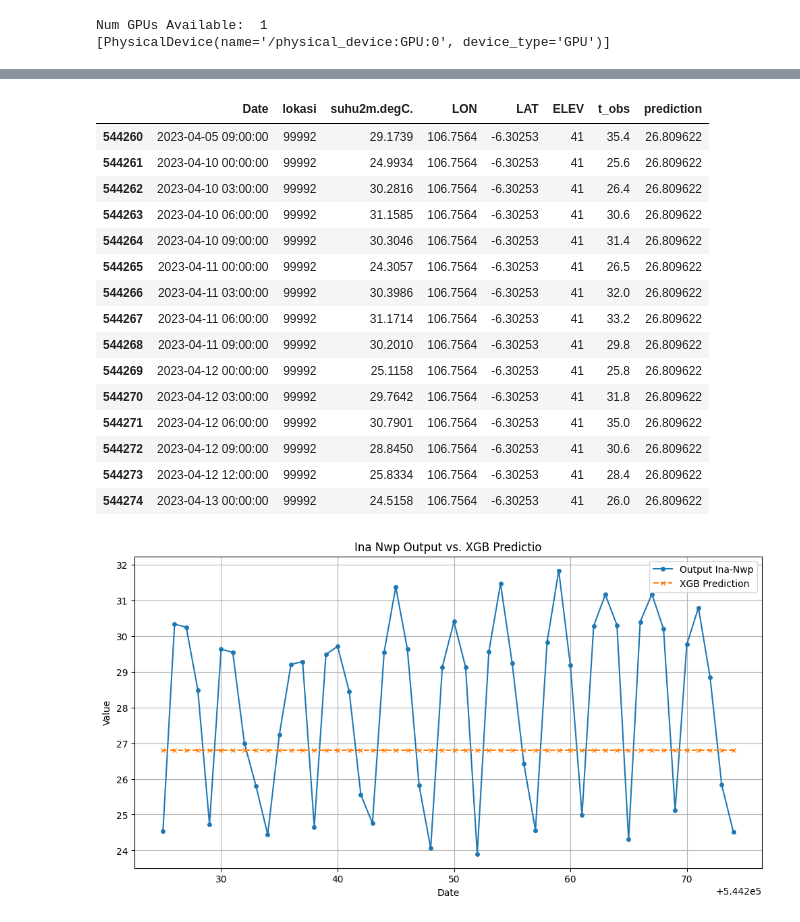
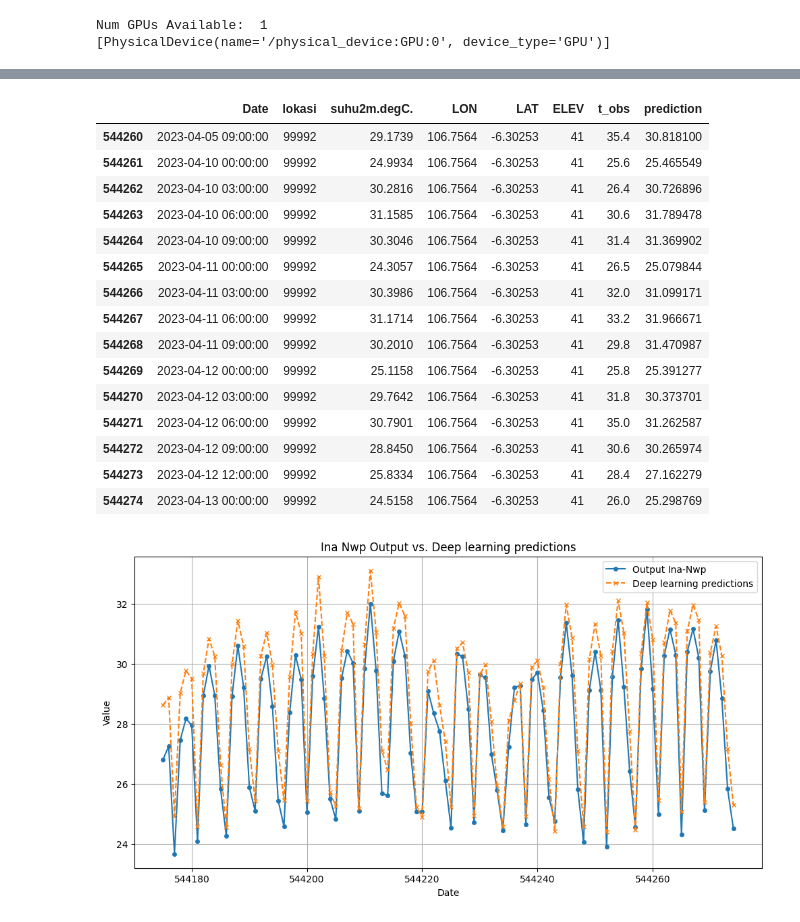
Before and after one commit to harmonicnauts/Modelling-MONAS, a Jupyter notebook: Modelling/Temp_deeplearning.ipynb, the cells around one changed output, grey strips where cells are left out. Drawn from its saved outputs; the diff is of its cells as text; code cells hidden in the pictures.

Commit message:
testing deep learning

```diff
--- a/Modelling/Temp_deeplearning.ipynb
+++ b/Modelling/Temp_deeplearning.ipynb
@@ -32,3 +33,7 @@ features =  dataframe.drop(columns=columns_to_drop)
 target = dataframe['t_obs']
 
 X_train, X_test, y_train, y_test = train_test_split(features, target, test_size=0.2, random_state=42, shuffle=False)
+
+scaler = StandardScaler()
+X_train_scaled = scaler.fit_transform(X_train)
+X_test_scaled = scaler.transform(X_test)
@@ -35,22 +53,19 @@ X_train, X_test, y_train, y_test = train_test_split(features, target, test_size=
 # %%
-X_train_reshaped = X_train.values.reshape(X_train.shape[0], 1, X_train.shape[1])
-X_test_reshaped = X_test.values.reshape(X_test.shape[0], 1, X_test.shape[1])
-
-
-tf.random.set_seed(42)  #first we set random seed
 # Build the LSTM model
 model = tf.keras.Sequential()
-model.add(tf.keras.layers.LSTM(50, input_shape=(1, len(X_train.columns)), return_sequences=True))
-model.add(tf.keras.layers.Dropout(0.2))
-model.add(tf.keras.layers.LSTM(50, return_sequences=True))
-model.add(tf.keras.layers.Dropout(0.2))
-model.add(tf.keras.layers.LSTM(50))
-model.add(tf.keras.layers.Dropout(0.2))
-model.add(tf.keras.layers.Dense(1))
+model.add(tf.keras.layers.Dense(64, input_shape=(len(X_train.columns), )))
+model.add(tf.keras.layers.BatchNormalization())
+model.add(tf.keras.layers.Activation('relu'))
+
+model.add(tf.keras.layers.Dense(32))
+model.add(tf.keras.layers.BatchNormalization())
+model.add(tf.keras.layers.Activation('relu'))
+
+model.add(tf.keras.layers.Dense(1, activation='linear'))
 # %%
-model.compile(loss = tf.keras.losses.mae, #mae stands for mean absolute error
-              optimizer = tf.keras.optimizers.Adam(), #stochastic GD
-              metrics = ['mae'])
+model.compile(loss = tf.keras.losses.MeanAbsoluteError(), #mae stands for mean absolute error
+              optimizer = tf.keras.optimizers.Adam(), # Adam
+              metrics=[tf.keras.metrics.MeanAbsoluteError()])
 
-model.fit( X_train_reshaped, y_train, epochs = 10)
+model.fit( X_train_scaled, y_train, epochs = 50)
 # %% [output]
@@ -78,7 +90,7 @@ Epoch 10/10
 # %%
 from sklearn.metrics import mean_squared_error, mean_absolute_error, r2_score
 
-test_predictions = model.predict(X_test_reshaped)
+test_predictions = model.predict(X_test_scaled)
 
 # Evaluate the model on the test set
 mse = mean_squared_error(y_test, test_predictions)
@@ -115,35 +127,35 @@ combined = combined.dropna()
 combined.tail(15)
 # %% [output]
 |  | Date | lokasi | suhu2m.degC. | LON | LAT | ELEV | t_obs | prediction |
-| 544260 | 2023-04-05 09:00:00 | 99992 | 29.1739 | 106.7564 | -6.30253 | 41 | 35.4 | 26.809622 |
-| 544261 | 2023-04-10 00:00:00 | 99992 | 24.9934 | 106.7564 | -6.30253 | 41 | 25.6 | 26.809622 |
-| 544262 | 2023-04-10 03:00:00 | 99992 | 30.2816 | 106.7564 | -6.30253 | 41 | 26.4 | 26.809622 |
-| 544263 | 2023-04-10 06:00:00 | 99992 | 31.1585 | 106.7564 | -6.30253 | 41 | 30.6 | 26.809622 |
-| 544264 | 2023-04-10 09:00:00 | 99992 | 30.3046 | 106.7564 | -6.30253 | 41 | 31.4 | 26.809622 |
-| 544265 | 2023-04-11 00:00:00 | 99992 | 24.3057 | 106.7564 | -6.30253 | 41 | 26.5 | 26.809622 |
-| 544266 | 2023-04-11 03:00:00 | 99992 | 30.3986 | 106.7564 | -6.30253 | 41 | 32.0 | 26.809622 |
-| 544267 | 2023-04-11 06:00:00 | 99992 | 31.1714 | 106.7564 | -6.30253 | 41 | 33.2 | 26.809622 |
-| 544268 | 2023-04-11 09:00:00 | 99992 | 30.2010 | 106.7564 | -6.30253 | 41 | 29.8 | 26.809622 |
-| 544269 | 2023-04-12 00:00:00 | 99992 | 25.1158 | 106.7564 | -6.30253 | 41 | 25.8 | 26.809622 |
-| 544270 | 2023-04-12 03:00:00 | 99992 | 29.7642 | 106.7564 | -6.30253 | 41 | 31.8 | 26.809622 |
-| 544271 | 2023-04-12 06:00:00 | 99992 | 30.7901 | 106.7564 | -6.30253 | 41 | 35.0 | 26.809622 |
-| 544272 | 2023-04-12 09:00:00 | 99992 | 28.8450 | 106.7564 | -6.30253 | 41 | 30.6 | 26.809622 |
-| 544273 | 2023-04-12 12:00:00 | 99992 | 25.8334 | 106.7564 | -6.30253 | 41 | 28.4 | 26.809622 |
-| 544274 | 2023-04-13 00:00:00 | 99992 | 24.5158 | 106.7564 | -6.30253 | 41 | 26.0 | 26.809622 |
+| 544260 | 2023-04-05 09:00:00 | 99992 | 29.1739 | 106.7564 | -6.30253 | 41 | 35.4 | 30.818100 |
+| 544261 | 2023-04-10 00:00:00 | 99992 | 24.9934 | 106.7564 | -6.30253 | 41 | 25.6 | 25.465549 |
+| 544262 | 2023-04-10 03:00:00 | 99992 | 30.2816 | 106.7564 | -6.30253 | 41 | 26.4 | 30.726896 |
+| 544263 | 2023-04-10 06:00:00 | 99992 | 31.1585 | 106.7564 | -6.30253 | 41 | 30.6 | 31.789478 |
+| 544264 | 2023-04-10 09:00:00 | 99992 | 30.3046 | 106.7564 | -6.30253 | 41 | 31.4 | 31.369902 |
+| 544265 | 2023-04-11 00:00:00 | 99992 | 24.3057 | 106.7564 | -6.30253 | 41 | 26.5 | 25.079844 |
+| 544266 | 2023-04-11 03:00:00 | 99992 | 30.3986 | 106.7564 | -6.30253 | 41 | 32.0 | 31.099171 |
+| 544267 | 2023-04-11 06:00:00 | 99992 | 31.1714 | 106.7564 | -6.30253 | 41 | 33.2 | 31.966671 |
+| 544268 | 2023-04-11 09:00:00 | 99992 | 30.2010 | 106.7564 | -6.30253 | 41 | 29.8 | 31.470987 |
+| 544269 | 2023-04-12 00:00:00 | 99992 | 25.1158 | 106.7564 | -6.30253 | 41 | 25.8 | 25.391277 |
+| 544270 | 2023-04-12 03:00:00 | 99992 | 29.7642 | 106.7564 | -6.30253 | 41 | 31.8 | 30.373701 |
+| 544271 | 2023-04-12 06:00:00 | 99992 | 30.7901 | 106.7564 | -6.30253 | 41 | 35.0 | 31.262587 |
+| 544272 | 2023-04-12 09:00:00 | 99992 | 28.8450 | 106.7564 | -6.30253 | 41 | 30.6 | 30.265974 |
+| 544273 | 2023-04-12 12:00:00 | 99992 | 25.8334 | 106.7564 | -6.30253 | 41 | 28.4 | 27.162279 |
+| 544274 | 2023-04-13 00:00:00 | 99992 | 24.5158 | 106.7564 | -6.30253 | 41 | 26.0 | 25.298769 |
 # %%
 import matplotlib.pyplot as plt
 
 plt.figure(figsize=(12, 6))
 
-plt.plot(combined.iloc[-50:].index, combined.iloc[-50:]['suhu2m.degC.'], label='Output Ina-Nwp', marker='o', markersize=4)
-plt.plot(combined.iloc[-50:].index, combined.iloc[-50:]['prediction'], label='XGB Prediction', linestyle='--', marker='x', markersize=4)
+plt.plot(combined.iloc[-75:].index, combined.iloc[-75:]['suhu2m.degC.'], label='Output Ina-Nwp', marker='o', markersize=4)
+plt.plot(combined.iloc[-75:].index, combined.iloc[-75:]['prediction'], label='Deep learning predictions', linestyle='--', marker='x', markersize=4)
 
-plt.title('Ina Nwp Output vs. XGB Predictio')
+plt.title('Ina Nwp Output vs. Deep learning predictions')
 plt.xlabel('Date')
 plt.ylabel('Value')
 plt.legend()
 plt.grid()
 
 plt.show()
 # %% [output]
-[figure, old version]
+[figure, new version]
```
Also changed, not shown: parts of 7 cells of this notebook.
